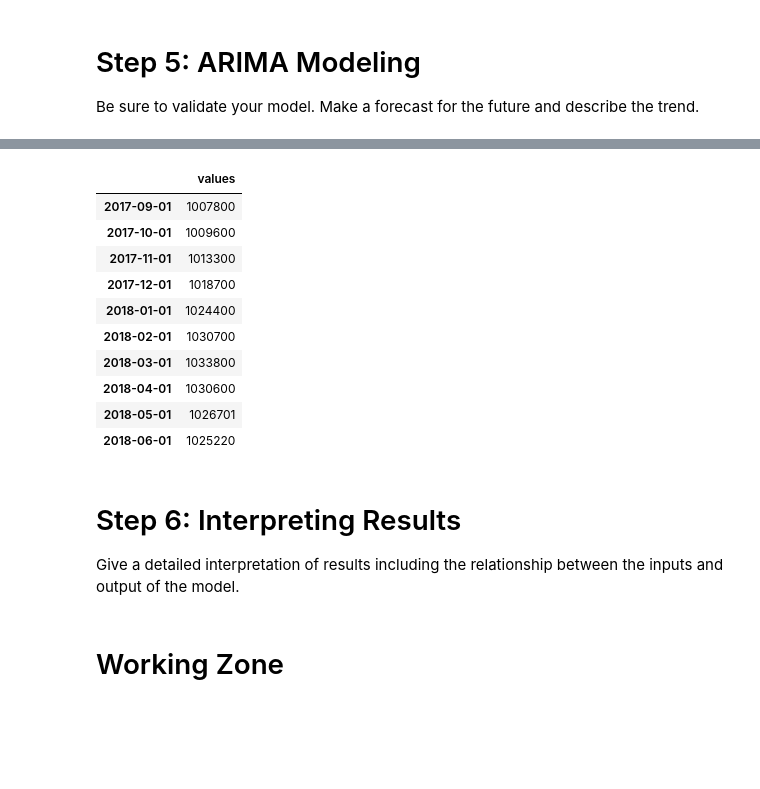
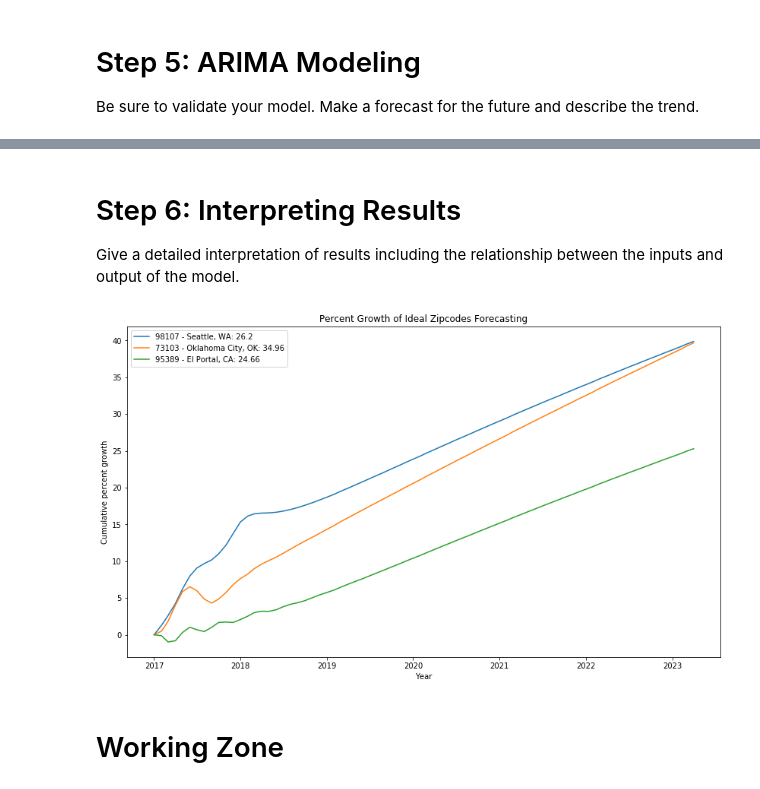
Before and after one commit to zapatos24/mod_4_project, a Jupyter notebook: owens_wip.ipynb, the cells around one changed output, grey strips where cells are left out. Drawn from its saved outputs; the diff is of its cells as text; code cells hidden in the pictures; blank space fills up the shorter version.

```diff
--- a/owens_wip.ipynb
+++ b/owens_wip.ipynb
@@ -300,8 +352,11 @@ def evaluate_models(dataset, p_values, d_values, q_values):
 # %%
 warnings.filterwarnings("ignore")
-p_values = range(0, 6)
+p_values = range(0, 4)
 d_values = range(0, 3)
 q_values = range(0, 3)
+
+# top_indexes should equal top_zipcodes from
+
 best_post_crash_arima = []
 for index in top_indexes[:3]:
     print('Index:', index, 'Zipcode:', zipcodes[index])
@@ -362,27 +391,11 @@ future_percent_growth_by_zip_5_year
-# %%
-date_index_for_next_5 = []
-for  i in range(2018,2018+5):
-    for j in range(1,13):
-        date_index_for_next_5.append(datetime.datetime(i, j, 1))
-date_index_for_next_5 = date_index_for_next_5[4:]
+# %%
+datelist = pd.date_range(pd.datetime(2018,5,1), periods=12*5, freq='MS').tolist()
 # %%
 for growth_entry in future_growth_by_zip_5_year:
-    temp_df = pd.DataFrame(zip(date_index_for_next_5, growth_entry['growth_values'])).set_index(0)
+    temp_df = pd.DataFrame(zip(datelist, growth_entry['growth_values'])).set_index(0)
     history_future_df = pd.concat([time_series[growth_entry['index']],
                                    temp_df.rename({1:'values'}, axis=1).astype('int32')])
-    growth_entry.update({'all_values': history_future_df})
+    growth_entry['all_values'] = history_future_df
-# %% [output]
-|  | values |
-| 2017-09-01 | 1007800 |
-| 2017-10-01 | 1009600 |
-| 2017-11-01 | 1013300 |
-| 2017-12-01 | 1018700 |
-| 2018-01-01 | 1024400 |
-| 2018-02-01 | 1030700 |
-| 2018-03-01 | 1033800 |
-| 2018-04-01 | 1030600 |
-| 2018-05-01 | 1026701 |
-| 2018-06-01 | 1025220 |
 # %% [markdown]
 # Step 6: Interpreting Results
 Give a detailed interpretation of results including the relationship between the inputs and output of the model.
@@ -391,2 +402,25 @@ for growth_
+# %%
+plt.figure(figsize=(14,8))
+for growth_entry in future_growth_by_zip_5_year:
+    percent_change_df = growth_entry['all_values']['2017':]
+    percent_change = [0]
+    for i in range(1, len(percent_change_df.values)):
+        percent_change.append(100*((percent_change_df.values[i][0] - percent_change_df.values[i-1][0]) / percent_change_df.values[i-1][0]))
+    percent_change_df['change'] = percent_change
+    percent_change_df.drop('values', axis=1, inplace=True)
+    percent_change_df = percent_change_df.cumsum()
+    zipcode = growth_entry['zipcode']
+    city = initial_data['City'][growth_entry['index']]
+    state = initial_data['State'][growth_entry['index']]
+    growth_rate = growth_entry['growth_predict']
+    label = str(zipcode)+' - '+str(city)+', '+str(state)+': '+str(growth_rate)
+    plt.plot(percent_change_df, label=label)
+plt.ylabel('Cumulative percent growth')
+plt.xlabel('Year')
+plt.title('Percent Growth of Ideal Zipcodes Forecasting')
+plt.legend()
+plt.show()
+# %% [output]
+[figure, added]
 # %% [markdown]
 # Working Zone
```
Also changed, not shown: parts of 40 cells of this notebook, 3 other files.
